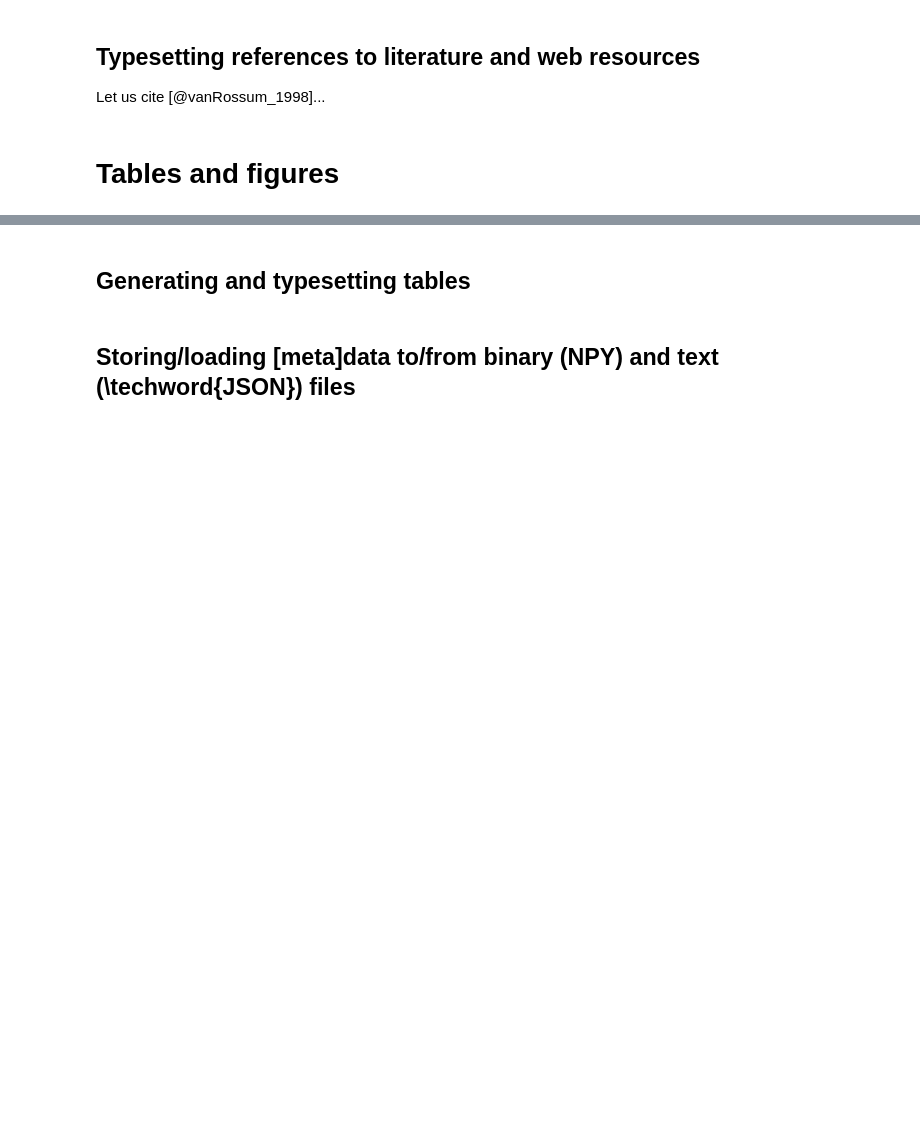
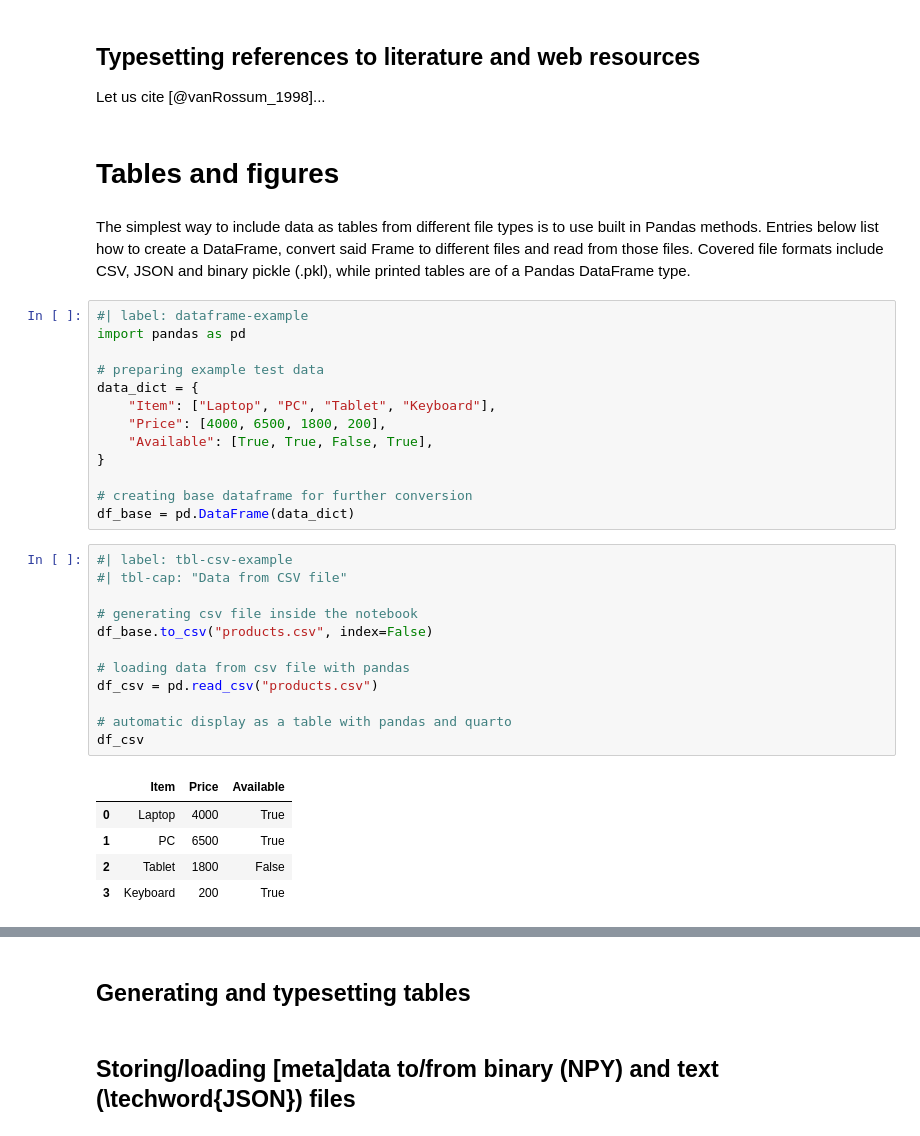
Before and after one commit to habemus-python/quarto-reproducible-thesis, a Jupyter notebook: thesis.ipynb, the cells around one changed output, grey strips where cells are left out. Drawn from its saved outputs; the diff is of its cells as text; blank space fills up the shorter version.

Commit message:
CSA-issue-11: including data tables in plots

```diff
--- a/thesis.ipynb
+++ b/thesis.ipynb
@@ -187,3 +208,38 @@ print(datetime.now().strftime("%x %X"))
 Let us cite [@vanRossum_1998]...
 # %% [markdown]
 # Tables and figures
+# %% [markdown]
+The simplest way to include data as tables from different file types is to use built in Pandas methods.
+Entries below list how to create a DataFrame, convert said Frame to different files and read from those files.
+Covered file formats include CSV, JSON and binary pickle (.pkl), while printed tables are of a Pandas DataFrame type.
+# %%
+#| label: dataframe-example
+import pandas as pd
+
+# preparing example test data
+data_dict = {
+    "Item": ["Laptop", "PC", "Tablet", "Keyboard"],
+    "Price": [4000, 6500, 1800, 200],
+    "Available": [True, True, False, True],
+}
+
+# creating base dataframe for further conversion
+df_base = pd.DataFrame(data_dict)
+# %%
+#| label: tbl-csv-example
+#| tbl-cap: "Data from CSV file"
+
+# generating csv file inside the notebook
+df_base.to_csv("products.csv", index=False)
+
+# loading data from csv file with pandas
+df_csv = pd.read_csv("products.csv")
+
+# automatic display as a table with pandas and quarto
+df_csv
+# %% [output]
+|  | Item | Price | Available |
+| 0 | Laptop | 4000 | True |
+| 1 | PC | 6500 | True |
+| 2 | Tablet | 1800 | False |
+| 3 | Keyboard | 200 | True |
```
Also changed, not shown: parts of 9 cells of this notebook.
